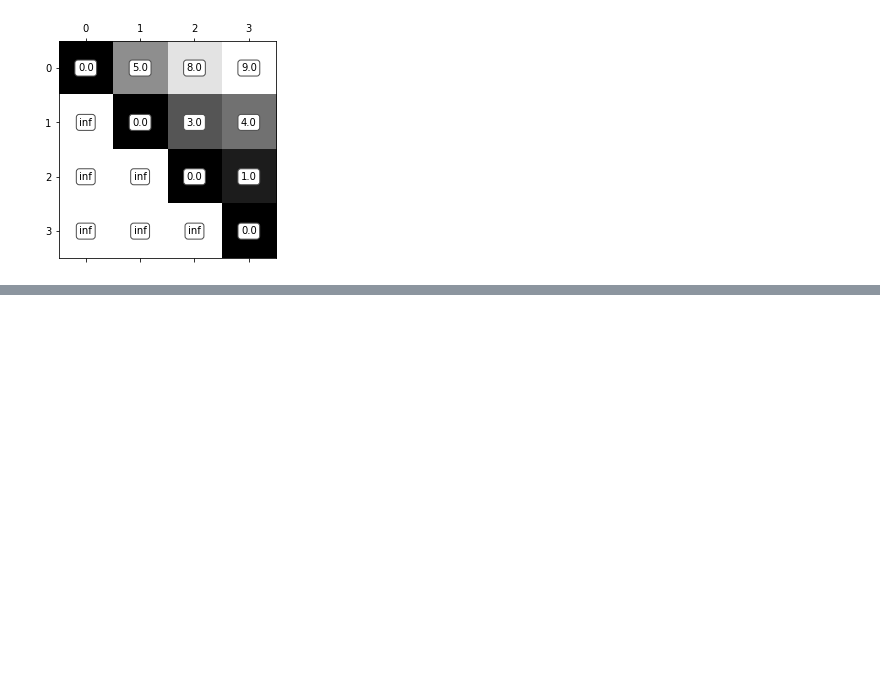
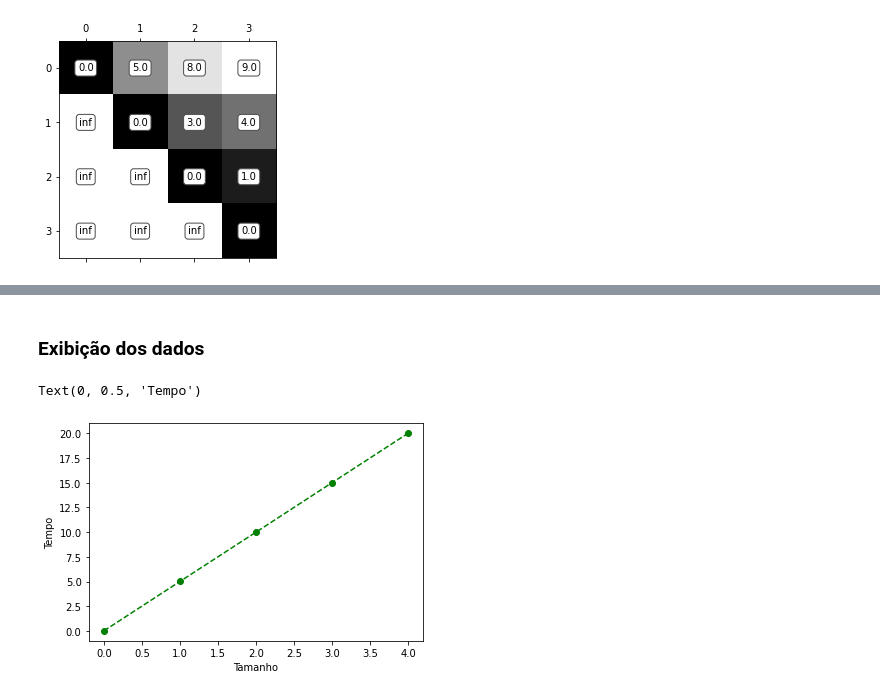
Before and after one commit to RonildoSilva/Avalia-o-Te-rica---Floyd-x-Dijkstra, a Jupyter notebook: Submissão_2_[Floyd_x_Dijkstra]_(Avaliação_Teórica).ipynb, the cells around one changed output, grey strips where cells are left out. Cells and saved outputs as stored; diff of their text form; code cells hidden in the pictures; blank space fills up the shorter version.

```diff
--- a/Submissão_2_[Floyd_x_Dijkstra]_(Avaliação_Teórica).ipynb
+++ b/Submissão_2_[Floyd_x_Dijkstra]_(Avaliação_Teórica).ipynb
@@ -103,0 +111,10 @@ plot_matrix(n_djikstra_graph)
+# %%
+import numpy as np
+
+N = 5
+
+np.random.seed(9)
+
+graph = np.random.randint(100, size=(2,2))
+
+print(graph)
@@ -103,0 +124,15 @@ plot_matrix(n_djikstra_graph)
+# %%
+import random
+import time
+
+size_time_data = list()
+cols = ['size', 'time']
+
+for i in range(N):
+    start = time.time()
+    time.sleep(5 * i)
+    end = time.time()
+
+    delta_time = end - start
+
+    size_time_data.append([i, delta_time])
@@ -103,0 +143,2 @@ plot_matrix(n_djikstra_graph)
+# %%
+df_dijkstra = pd.DataFrame(size_time_data, columns=cols)
@@ -103,0 +154,15 @@ plot_matrix(n_djikstra_graph)
+# %% [markdown]
+### Exibição dos dados
+# %%
+import matplotlib.pyplot as plt
+
+plt.plot(df_dijkstra['size'], df_dijkstra['time'],
+         color='green', marker='o', linestyle='dashed')
+
+#plt.scatter(df_dijkstra['size'], df_dijkstra['time'])
+
+plt.xlabel('Tamanho')
+plt.ylabel('Tempo')
+# %% [output]
+Text(0, 0.5, 'Tempo')
+[figure, added]
```
Also changed, not shown: parts of 11 cells of this notebook.
